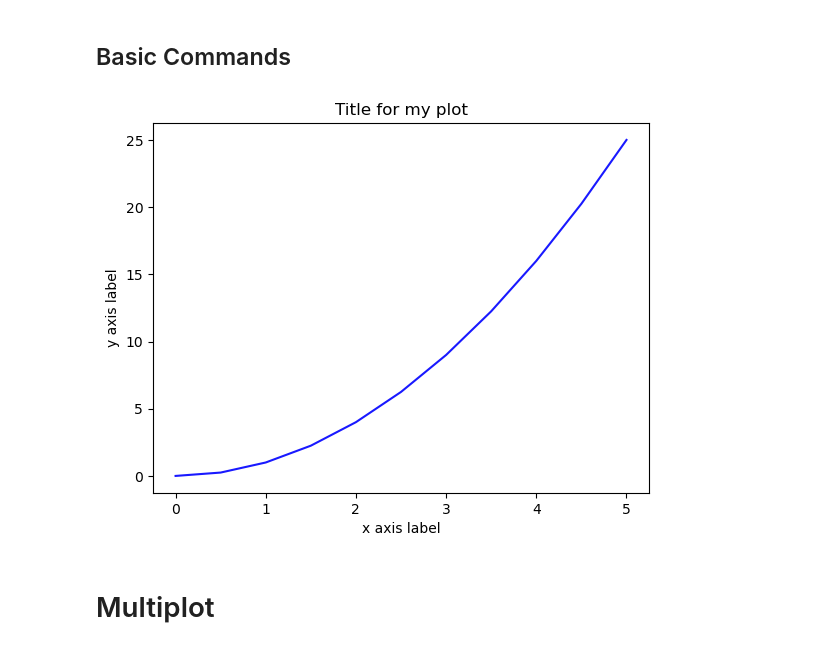
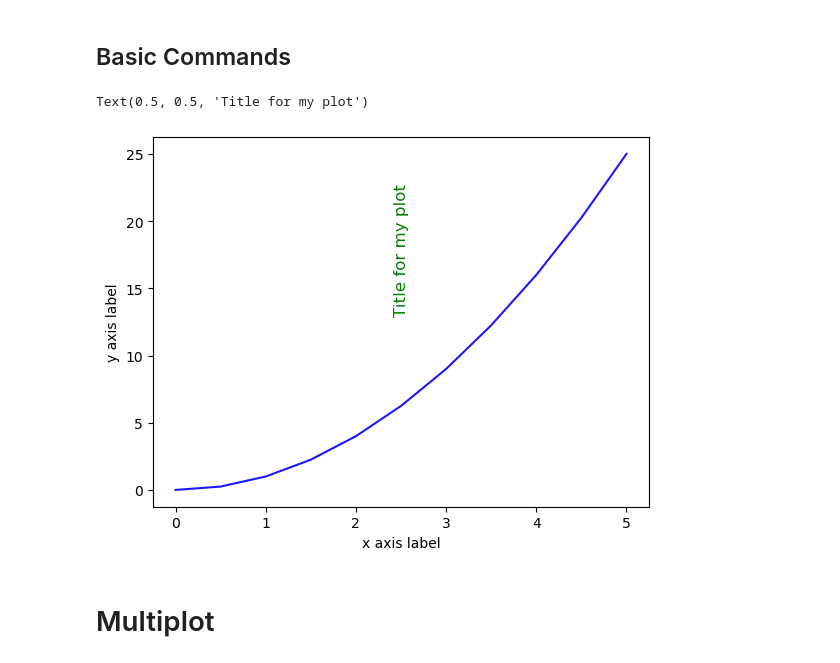
Before and after one commit to Loandoan262/DataScience_Beginner, a Jupyter notebook: 04-Data Visualization/Live Coding - Viz.ipynb, the cells around one changed output. Cells and saved outputs as stored; diff of their text form; code cells hidden in the pictures.

```diff
--- a/04-Data Visualization/Live Coding - Viz.ipynb
+++ b/04-Data Visualization/Live Coding - Viz.ipynb
@@ -16,12 +16,14 @@ array([ 0.  ,  0.25,  1.  ,  2.25,  4.  ,  6.25,  9.  , 12.25, 16.  ,
 # %%
 plt.plot(x, y, c="b", alpha = .9)
 plt.xlabel("x axis label")
 plt.ylabel("y axis label")
 #plt.title("Title for my plot", loc="left")
-plt.title("Title for my plot")
-plt.show()
+plt.title("Title for my plot", x = .5, y = .5, color="g", rotation=90)
+#plt.title("Title for my plot")
+#plt.show()
 # %% [output]
+Text(0.5, 0.5, 'Title for my plot')
-[figure, old version]
+[figure, new version]
 # %% [markdown]
 # Multiplot
 # %%
```
Also changed, not shown: parts of 22 cells of this notebook, 12 other files.
